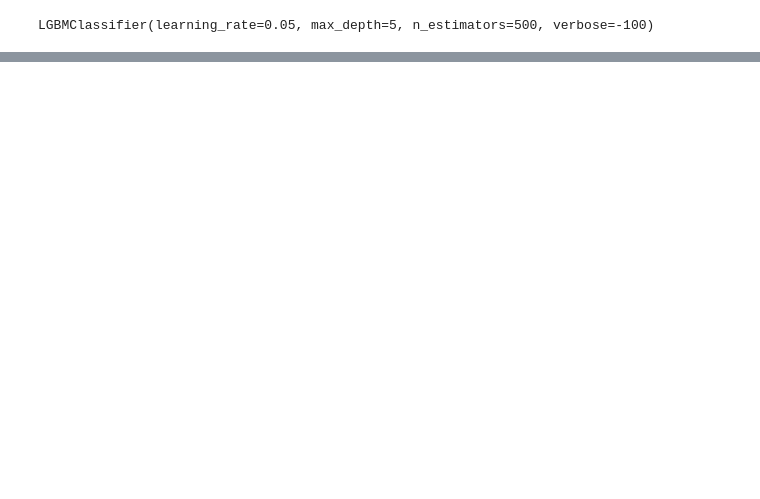
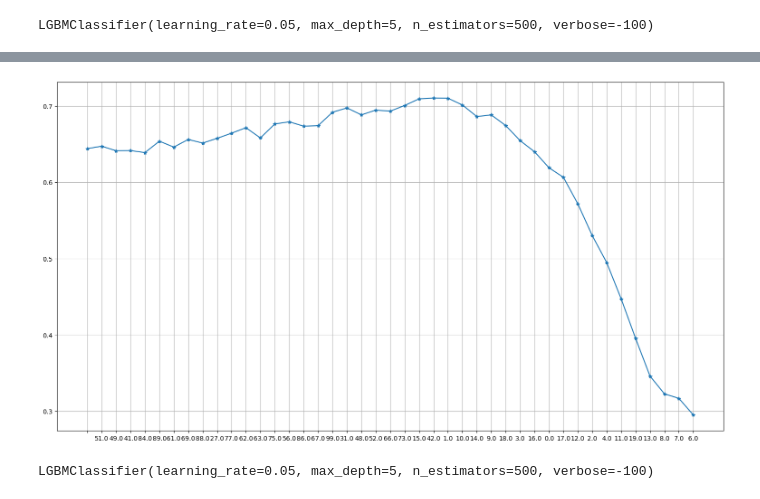
Before and after one commit to RomanSafronenkov/ds_stuff, a Jupyter notebook: Useful Stuff/Notebooks/Feature Selection/Feature Selection Pipeline.ipynb, the cells around one changed output, grey strips where cells are left out. Cells and saved outputs as stored; diff of their text form; code cells hidden in the pictures; blank space fills up the shorter version.

```diff
--- a/Useful Stuff/Notebooks/Feature Selection/Feature Selection Pipeline.ipynb
+++ b/Useful Stuff/Notebooks/Feature Selection/Feature Selection Pipeline.ipynb
@@ -295,0 +367,8 @@ weighted avg       0.89      0.89      0.88      3000
+# %%
+metrics = summary_lgm['metrics']
+plt.figure(figsize=(19, 10))
+plt.plot(range(len(metrics)), metrics, '*-')
+plt.xticks(ticks=range(len(metrics)), labels=summary_lgm['eliminated_features'])
+plt.grid(True);
+# %% [output]
+[figure, added]
@@ -295,0 +377,5 @@ weighted avg       0.89      0.89      0.88      3000
+# %%
+model = LGBMClassifier(max_depth=5, n_estimators=500, learning_rate=0.05, verbose=-100)
+model.fit(x_train[:, list(summary_selected_lgm)], y_train)
+# %% [output]
+LGBMClassifier(learning_rate=0.05, max_depth=5, n_estimators=500, verbose=-100)
```
Also changed, not shown: parts of 25 cells of this notebook.
